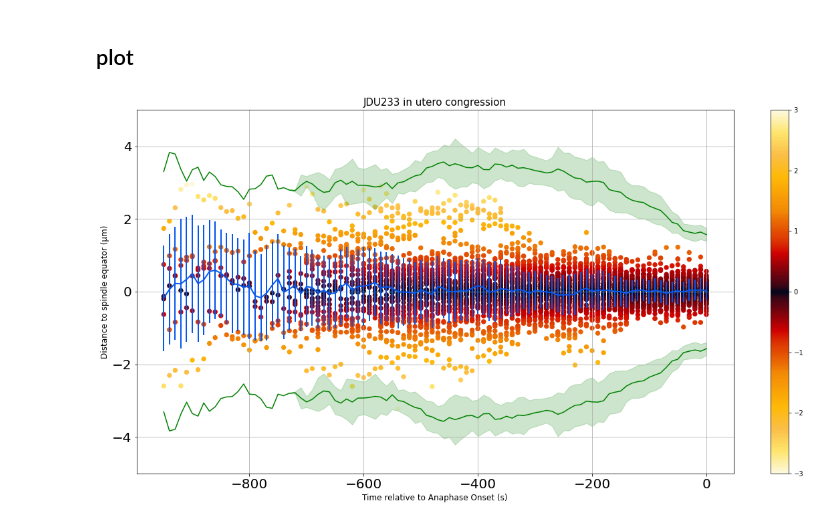
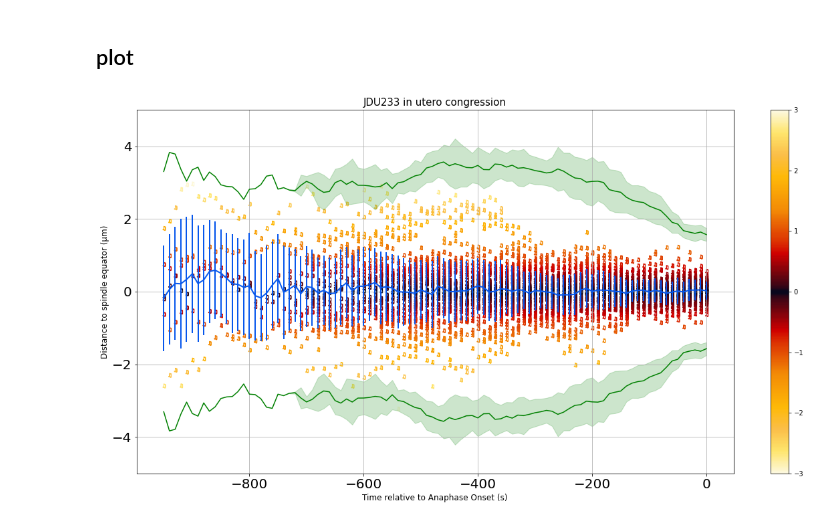
Before and after one commit to raaupr/viz-helper, a Jupyter notebook: notebooks/Distance + Length vs Time.ipynb, the cells around one changed output. Drawn from its saved outputs; the diff is of its cells as text; code cells hidden in the pictures.

Commit message:
Option to change marker type

```diff
--- a/notebooks/Distance + Length vs Time.ipynb
+++ b/notebooks/Distance + Length vs Time.ipynb
@@ -147,33 +147,33 @@ for i in range(len(df_distance.columns)):
     x = df_distance[df_distance.columns[i]]
     sc = ax.scatter(y, x, c=x, label=df_distance.columns[i],
                     cmap=distance_cmap,
-                    marker='o',
+                    marker='$\u266B$',
                     vmin=-3, vmax=3, edgecolors="face",
                        s=40)
 # means
 plt.errorbar(df_distance.index, distance_means, yerr=distance_stds,
              linewidth=2, color='#0757ec',
              elinewidth=2, ecolor='#0757ec')
 #              , capsize=3, capthick=3)
 plt.colorbar(sc)
 plt.grid()
 
 # length
 plt.plot(df_length.index, length_means, color='green')
 plt.fill_between(df_distance.index, length_means - length_stds, length_means + length_stds,
                  color='green', alpha=0.2)
 plt.plot(df_length.index, -length_means, color='green')
 plt.fill_between(df_distance.index, -length_means - length_stds, -length_means + length_stds,
                  color='green', alpha=0.2)
 
 plt.title("JDU233 in utero congression", size=15)
 plt.ylabel("Distance to spindle equator (\u03BCm)", size=12)
 plt.xlabel(df_distance.index.name, size=12)
 plt.ylim((-5, 5))
 
 plt.xticks(fontsize=20)
 plt.yticks(fontsize=20)
 
 plt.savefig('foo.jpg')
 # %% [output]
-[figure, old version]
+[figure, new version]
```
Also changed, not shown: 2 other files.
